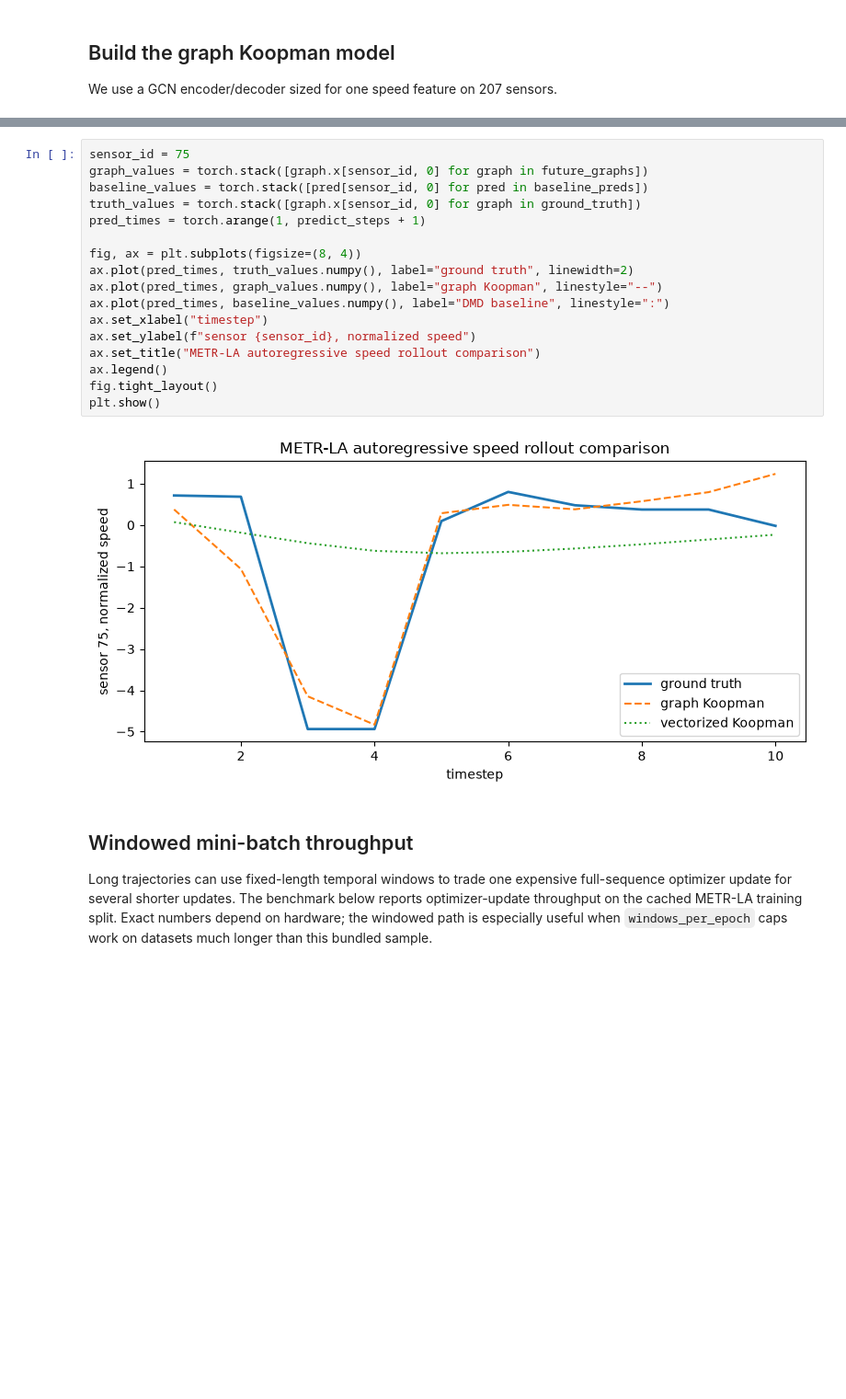
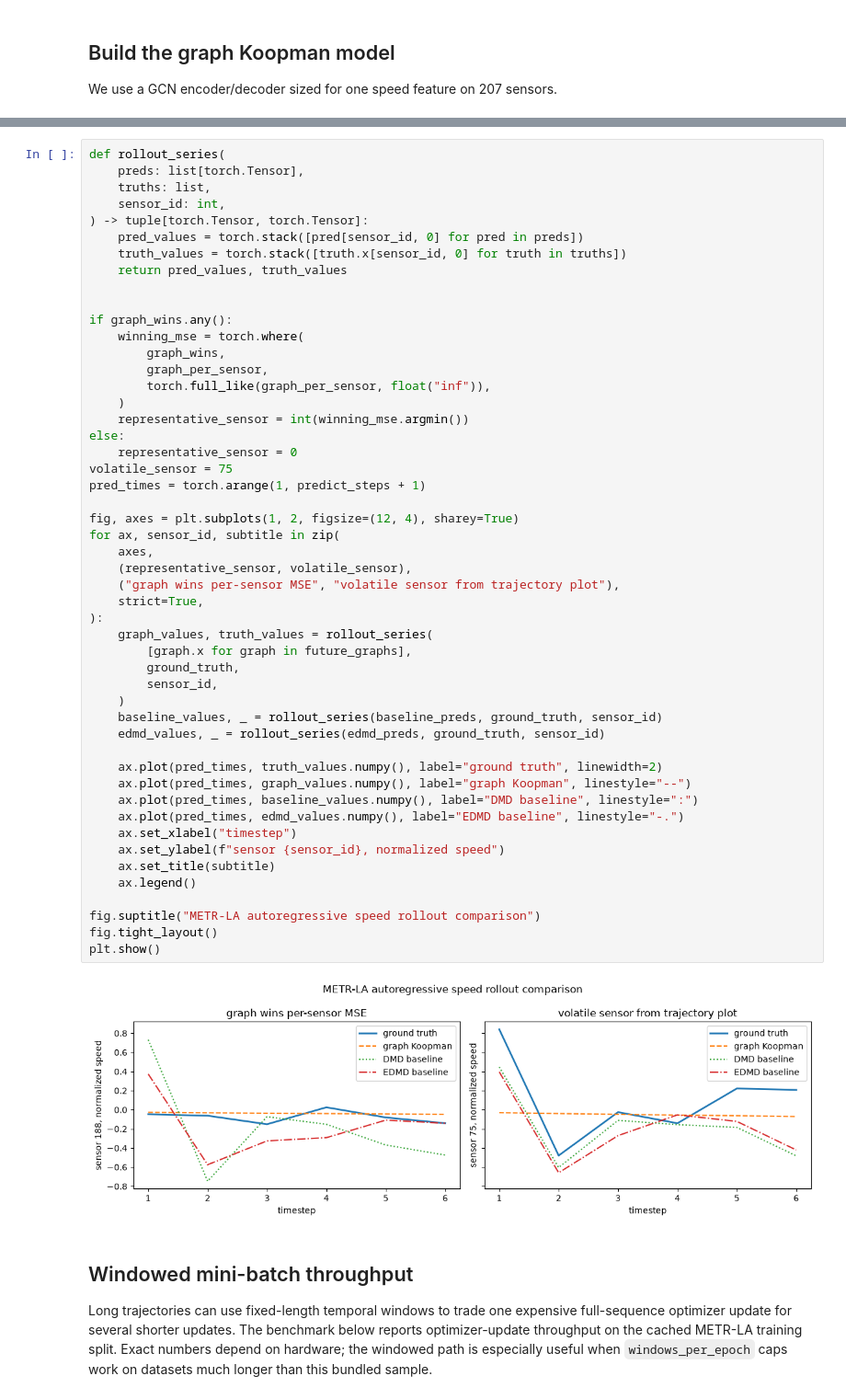
Before and after one commit to tjkessler/KoopmanGraph, a Jupyter notebook: examples/03_traffic_network.ipynb, the cells around one changed output, grey strips where cells are left out. Shown at 92% size. Cells and saved outputs as stored; diff of their text form; blank space fills up the shorter version.

```diff
--- a/examples/03_traffic_network.ipynb
+++ b/examples/03_traffic_network.ipynb
@@ -303,22 +450,55 @@ Graph model wins on this cached window (lower MSE).
 # %%
-sensor_id = 75
-graph_values = torch.stack([graph.x[sensor_id, 0] for graph in future_graphs])
-baseline_values = torch.stack([pred[sensor_id, 0] for pred in baseline_preds])
-truth_values = torch.stack([graph.x[sensor_id, 0] for graph in ground_truth])
+def rollout_series(
+    preds: list[torch.Tensor],
+    truths: list,
+    sensor_id: int,
+) -> tuple[torch.Tensor, torch.Tensor]:
+    pred_values = torch.stack([pred[sensor_id, 0] for pred in preds])
+    truth_values = torch.stack([truth.x[sensor_id, 0] for truth in truths])
+    return pred_values, truth_values
+
+
+if graph_wins.any():
+    winning_mse = torch.where(
+        graph_wins,
+        graph_per_sensor,
+        torch.full_like(graph_per_sensor, float("inf")),
+    )
+    representative_sensor = int(winning_mse.argmin())
+else:
+    representative_sensor = 0
+volatile_sensor = 75
 pred_times = torch.arange(1, predict_steps + 1)
 
-fig, ax = plt.subplots(figsize=(8, 4))
-ax.plot(pred_times, truth_values.numpy(), label="ground truth", linewidth=2)
-ax.plot(pred_times, graph_values.numpy(), label="graph Koopman", linestyle="--")
-ax.plot(pred_times, baseline_values.numpy(), label="DMD baseline", linestyle=":")
-ax.set_xlabel("timestep")
-ax.set_ylabel(f"sensor {sensor_id}, normalized speed")
-ax.set_title("METR-LA autoregressive speed rollout comparison")
-ax.legend()
+fig, axes = plt.subplots(1, 2, figsize=(12, 4), sharey=True)
+for ax, sensor_id, subtitle in zip(
+    axes,
+    (representative_sensor, volatile_sensor),
+    ("graph wins per-sensor MSE", "volatile sensor from trajectory plot"),
+    strict=True,
+):
+    graph_values, truth_values = rollout_series(
+        [graph.x for graph in future_graphs],
+        ground_truth,
+        sensor_id,
+    )
+    baseline_values, _ = rollout_series(baseline_preds, ground_truth, sensor_id)
+    edmd_values, _ = rollout_series(edmd_preds, ground_truth, sensor_id)
+
+    ax.plot(pred_times, truth_values.numpy(), label="ground truth", linewidth=2)
+    ax.plot(pred_times, graph_values.numpy(), label="graph Koopman", linestyle="--")
+    ax.plot(pred_times, baseline_values.numpy(), label="DMD baseline", linestyle=":")
+    ax.plot(pred_times, edmd_values.numpy(), label="EDMD baseline", linestyle="-.")
+    ax.set_xlabel("timestep")
+    ax.set_ylabel(f"sensor {sensor_id}, normalized speed")
+    ax.set_title(subtitle)
+    ax.legend()
+
+fig.suptitle("METR-LA autoregressive speed rollout comparison")
 fig.tight_layout()
 plt.show()
 # %% [output]
-[figure, old version]
+[figure, new version]
 # %% [markdown]
 ## Windowed mini-batch throughput
 
```
Also changed, not shown: parts of 14 cells of this notebook, 7 other files.
